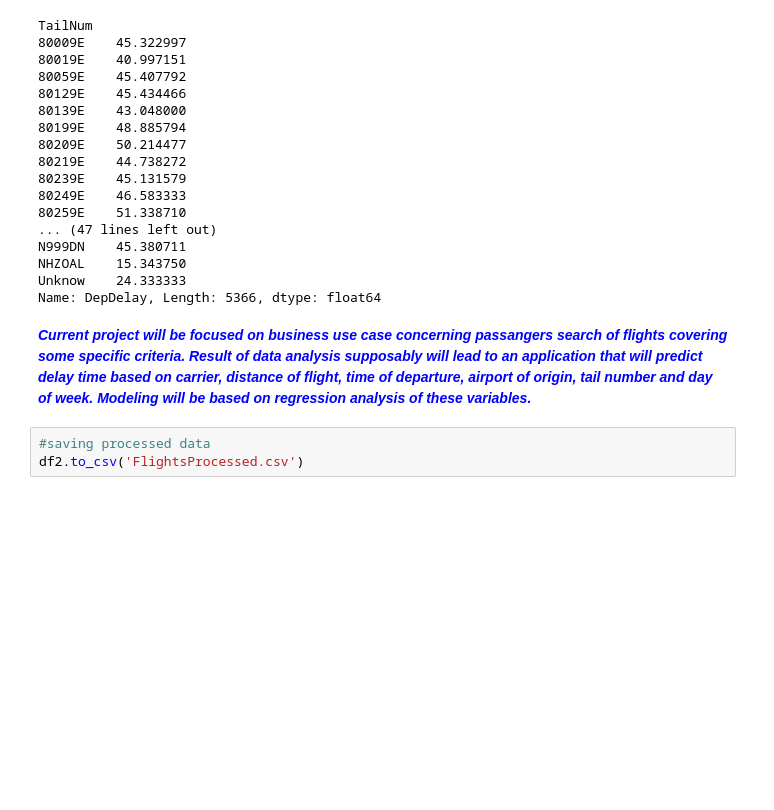
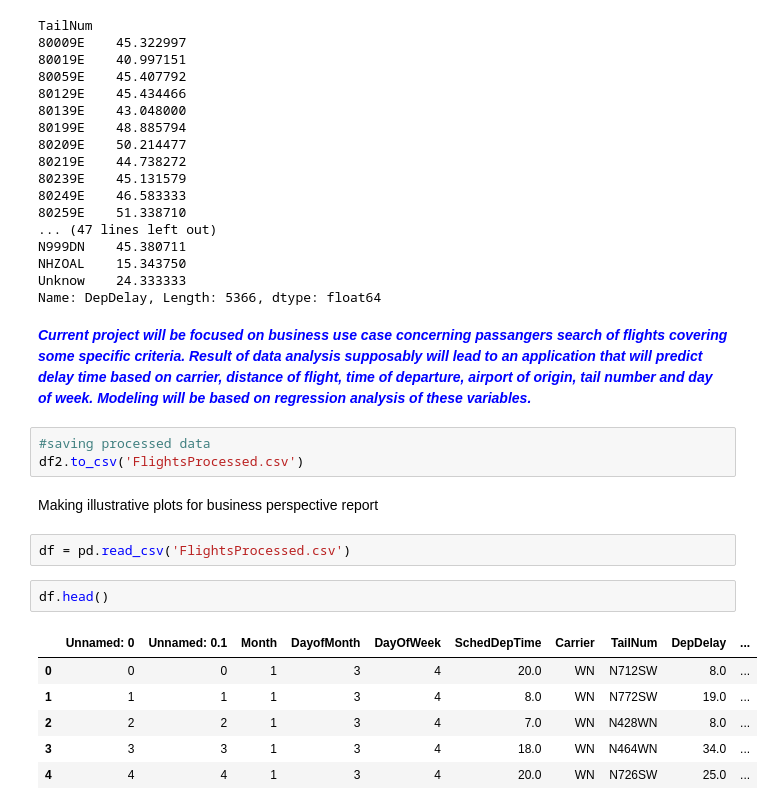
Before and after one commit to Guttapercha/CEBD-1260-Korchagina_Evgeniya, a Jupyter notebook: May26th/EDA_Korchagina.ipynb, the cells around one changed output. Drawn from its saved outputs; the diff is of its cells as text; blank space fills up the shorter version.

```diff
--- a/May26th/EDA_Korchagina.ipynb
+++ b/May26th/EDA_Korchagina.ipynb
@@ -448,3 +449,16 @@ Name: DepDelay, Length: 5366, dtype: float64
 # %%
 #saving processed data
 df2.to_csv('FlightsProcessed.csv')
+# %% [markdown]
+Making illustrative plots for business perspective report
+# %%
+df = pd.read_csv('FlightsProcessed.csv')
+# %%
+df.head()
+# %% [output]
+|  | Unnamed: 0 | Unnamed: 0.1 | Month | DayofMonth | DayOfWeek | SchedDepTime | Carrier | TailNum | DepDelay | ... |
+| 0 | 0 | 0 | 1 | 3 | 4 | 20.0 | WN | N712SW | 8.0 | ... |
+| 1 | 1 | 1 | 1 | 3 | 4 | 8.0 | WN | N772SW | 19.0 | ... |
+| 2 | 2 | 2 | 1 | 3 | 4 | 7.0 | WN | N428WN | 8.0 | ... |
+| 3 | 3 | 3 | 1 | 3 | 4 | 18.0 | WN | N464WN | 34.0 | ... |
+| 4 | 4 | 4 | 1 | 3 | 4 | 20.0 | WN | N726SW | 25.0 | ... |
```
Also changed, not shown: parts of 5 cells of this notebook.
